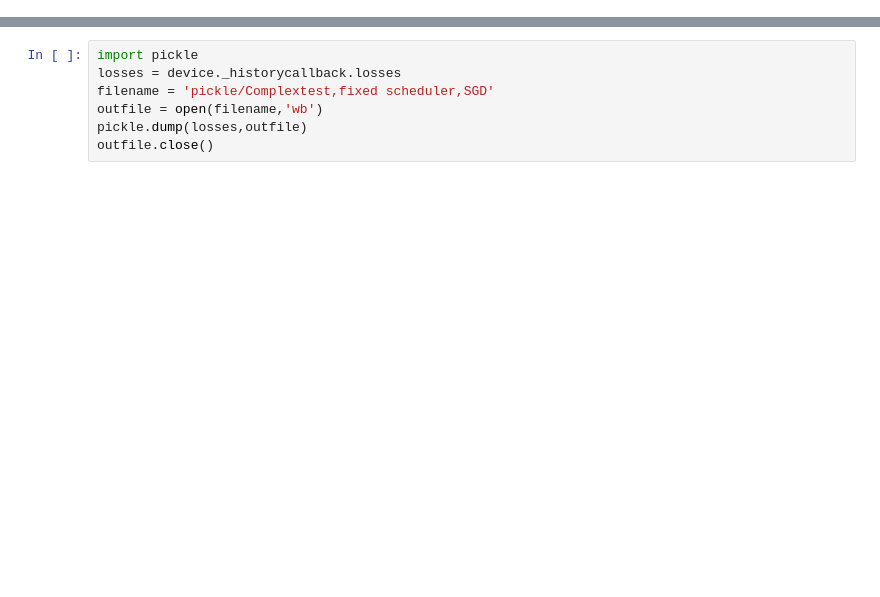
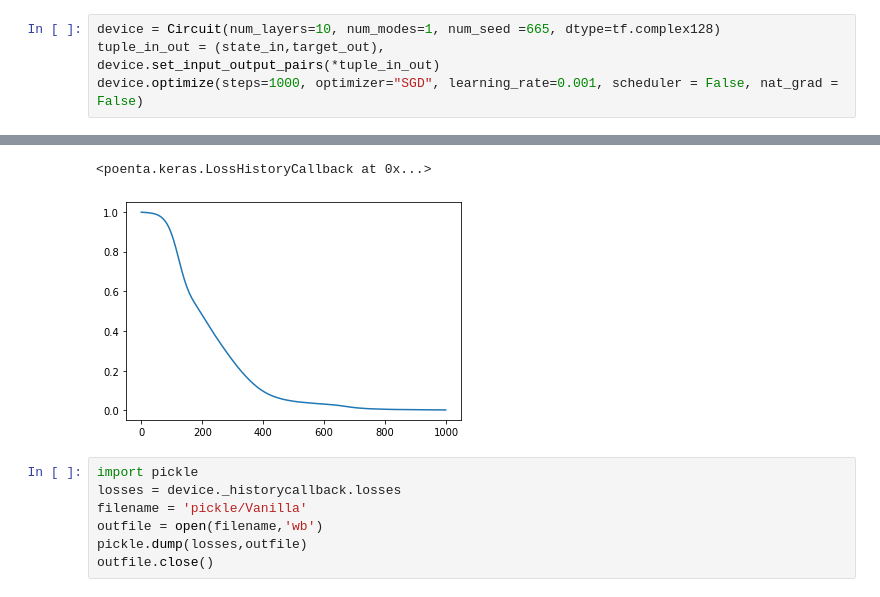
Before and after one commit to Miatto-research-group/Poenta, a Jupyter notebook: Untitled.ipynb, the cells around one changed output, grey strips where cells are left out. Saved outputs shown, nothing was run; the diff lists cells and outputs as text; blank space fills up the shorter version.

```diff
--- a/Untitled.ipynb
+++ b/Untitled.ipynb
@@ -41,0 +15,6 @@ device.optimize(loss, steps=1000)
+# %%
+device = Circuit(num_layers=10, num_modes=1, num_seed =665, dtype=tf.complex128)
+tuple_in_out = (state_in,target_out),
+device.set_input_output_pairs(*tuple_in_out)
+device.optimize(steps=1000, optimizer="SGD", learning_rate=0.001, scheduler = False, nat_grad = False)
+# %% [output]
@@ -42,7 +22,9 @@ device.optimize(loss, steps=1000)
+<poenta.keras.LossHistoryCallback at 0x...>
+[figure, added]
 # %%
 import pickle
 losses = device._historycallback.losses
-filename = 'pickle/Complextest,fixed scheduler,SGD'
+filename = 'pickle/Vanilla'
 outfile = open(filename,'wb')
 pickle.dump(losses,outfile)
 outfile.close()
```
Also changed, not shown: parts of 3 cells of this notebook, 17 other files.
